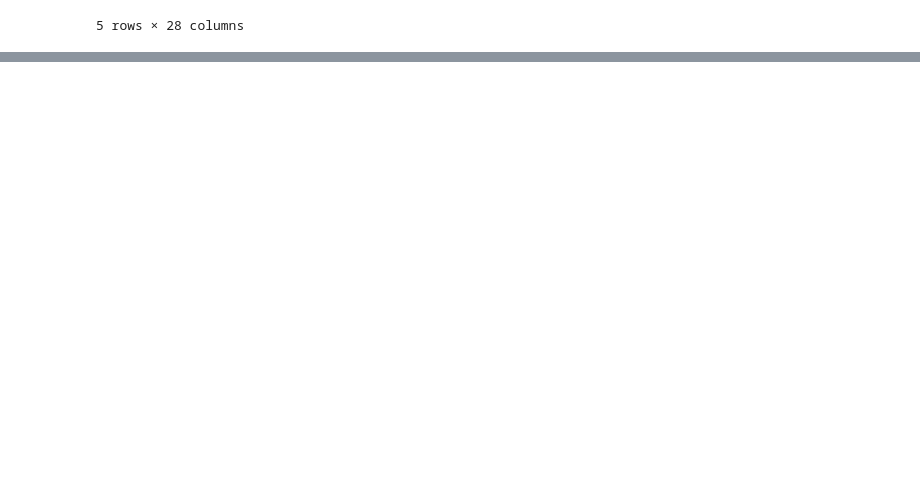
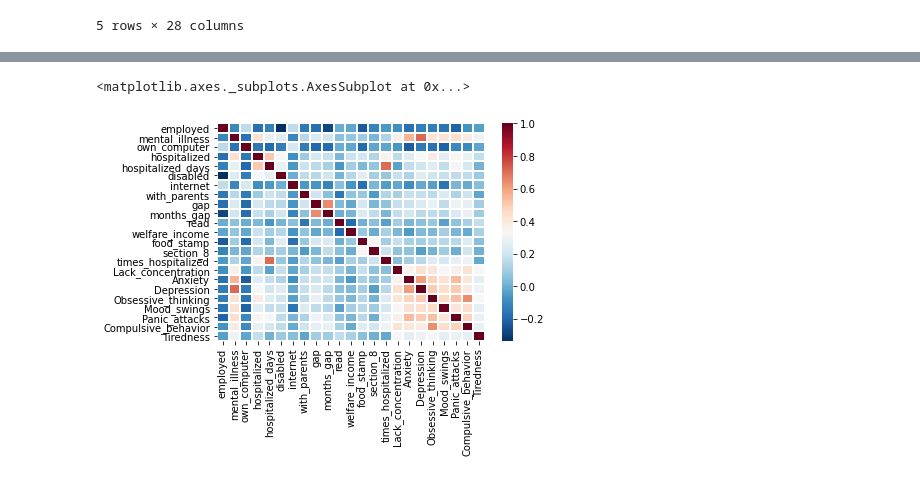
Before and after one commit to jason-hernandez-73/Mental_Health, a Jupyter notebook: jason_jupyter.ipynb, the cells around one changed output, grey strips where cells are left out. Cells and saved outputs as stored; diff of their text form; code cells hidden in the pictures; blank space fills up the shorter version.

Commit message:
Chose most predictive columns, different layers.

```diff
--- a/jason_jupyter.ipynb
+++ b/jason_jupyter.ipynb
@@ -58,0 +81,9 @@ clean_df.head()
+# %%
+# Map predictiveness of columns
+pearsoncorr=clean_df.corr(method='pearson')
+import seaborn as sb
+sb.heatmap(pearsoncorr, xticklabels=pearsoncorr.columns, yticklabels=pearsoncorr.columns, cmap='RdBu_r',
+           annot=False, linewidth=1)
+# %% [output]
+<matplotlib.axes._subplots.AxesSubplot at 0x...>
+[figure, added]
```
Also changed, not shown: parts of 9 cells of this notebook.
